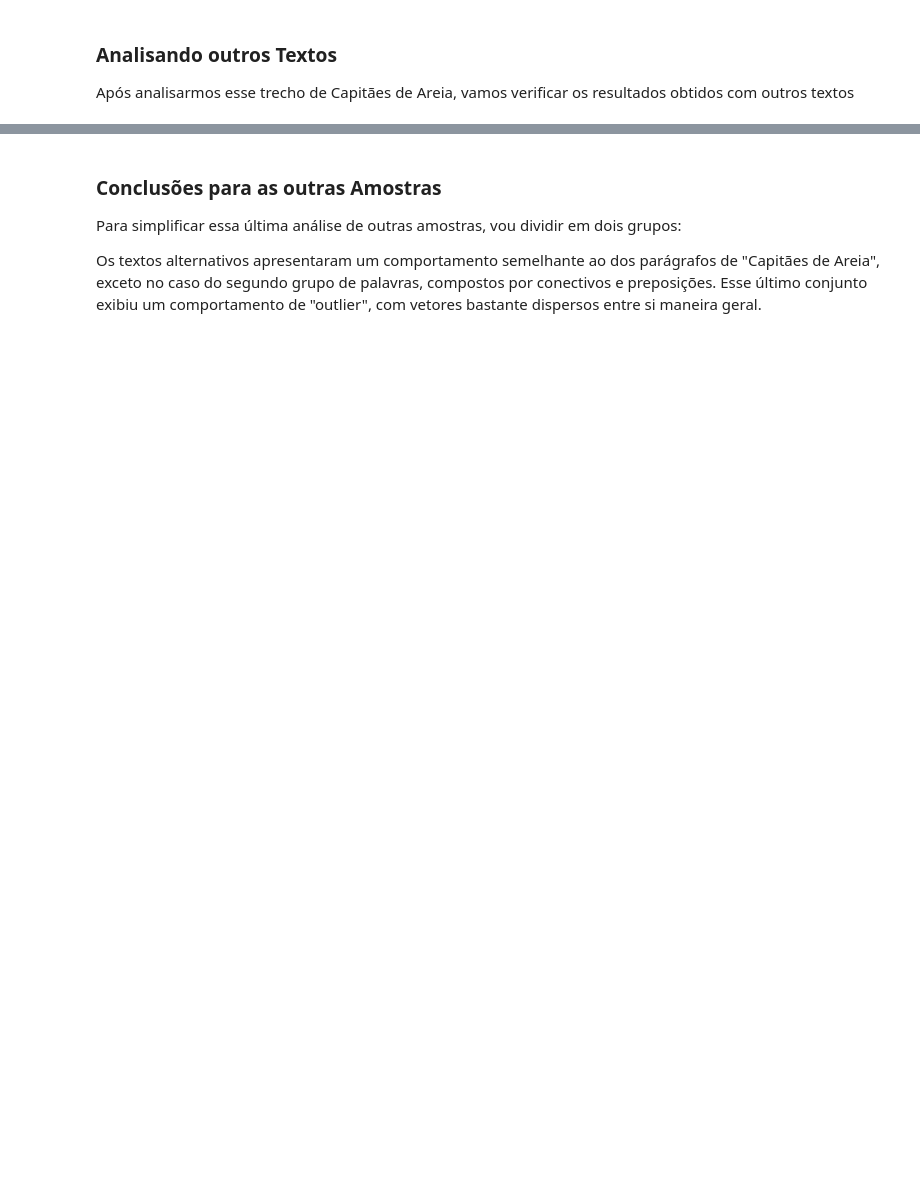
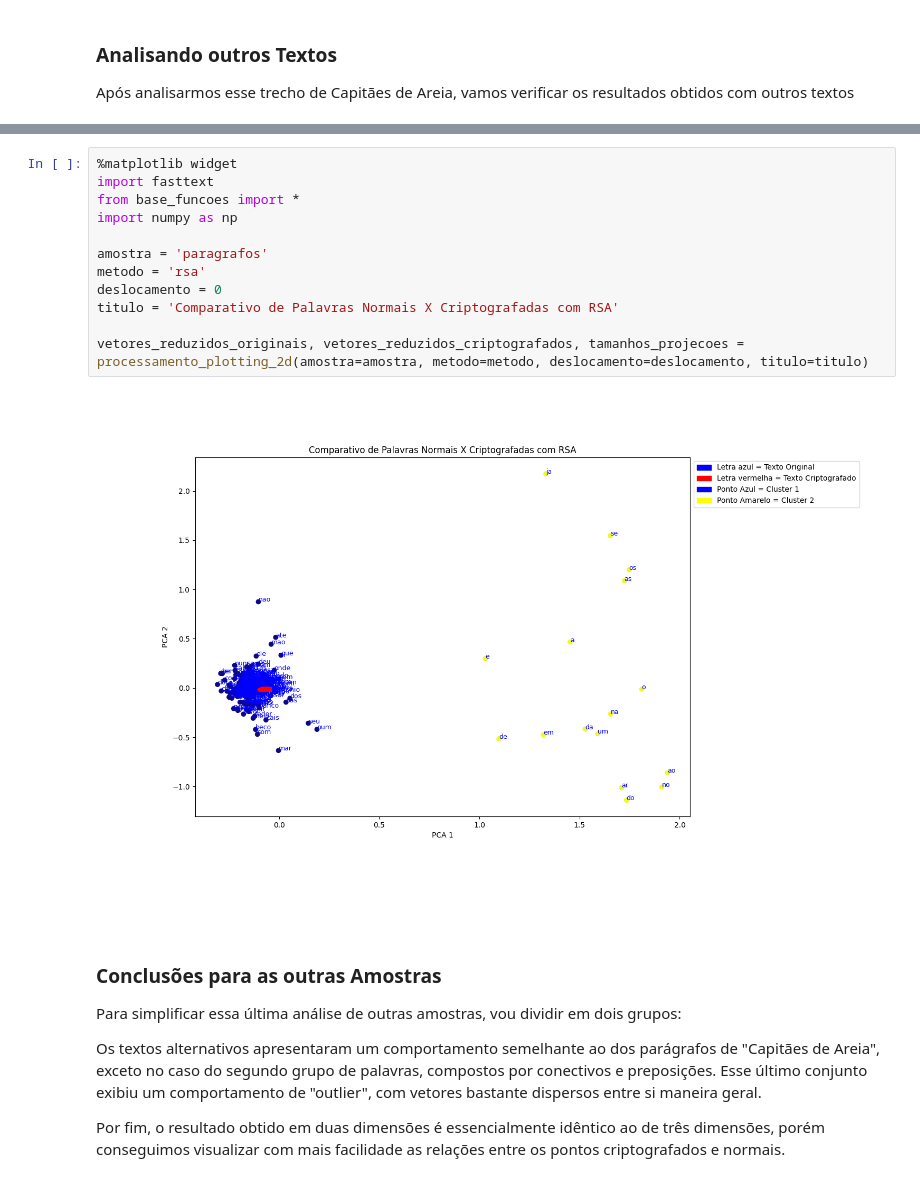
Before and after one commit to saitoi/projeto-final-cocada, a Jupyter notebook: Relatorio Final Cocada (1).ipynb, the cells around one changed output, grey strips where cells are left out. Cells and saved outputs as stored; diff of their text form; blank space fills up the shorter version.

```diff
--- a/Relatorio Final Cocada (1).ipynb
+++ b/Relatorio Final Cocada (1).ipynb
@@ -481,7 +505,23 @@ Tamanho total das projeções para poema usando cifra_cesar:  18.78619858222053
+# %%
+%matplotlib widget
+import fasttext
+from base_funcoes import *
+import numpy as np
+
+amostra = 'paragrafos'
+metodo = 'rsa'
+deslocamento = 0
+titulo = 'Comparativo de Palavras Normais X Criptografadas com RSA'
+
+vetores_reduzidos_originais, vetores_reduzidos_criptografados, tamanhos_projecoes = processamento_plotting_2d(amostra=amostra, metodo=metodo, deslocamento=deslocamento, titulo=titulo)
+# %% [output]
+[figure, added]
 # %% [markdown]
 ### Conclusões para as outras Amostras
 
 Para simplificar essa última análise de outras amostras, vou dividir em dois grupos:
 
 Os textos alternativos apresentaram um comportamento semelhante ao dos parágrafos de "Capitães de Areia", exceto no caso do segundo grupo de palavras, compostos por conectivos e preposições. Esse último conjunto exibiu um comportamento de "outlier", com vetores bastante dispersos entre si maneira geral.
+
+Por fim, o resultado obtido em duas dimensões é essencialmente idêntico ao de três dimensões, porém conseguimos visualizar com mais facilidade as relações entre os pontos criptografados e normais.
 # %% [markdown]
```
Also changed, not shown: parts of 17 cells of this notebook, 17 other files.
